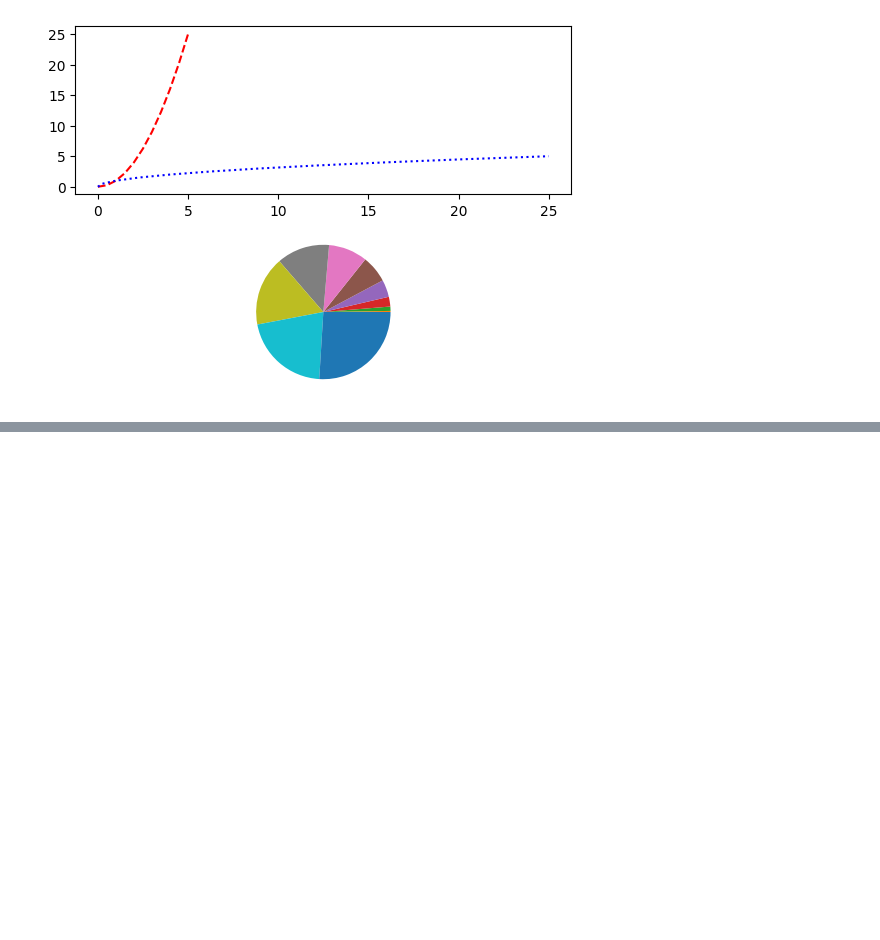
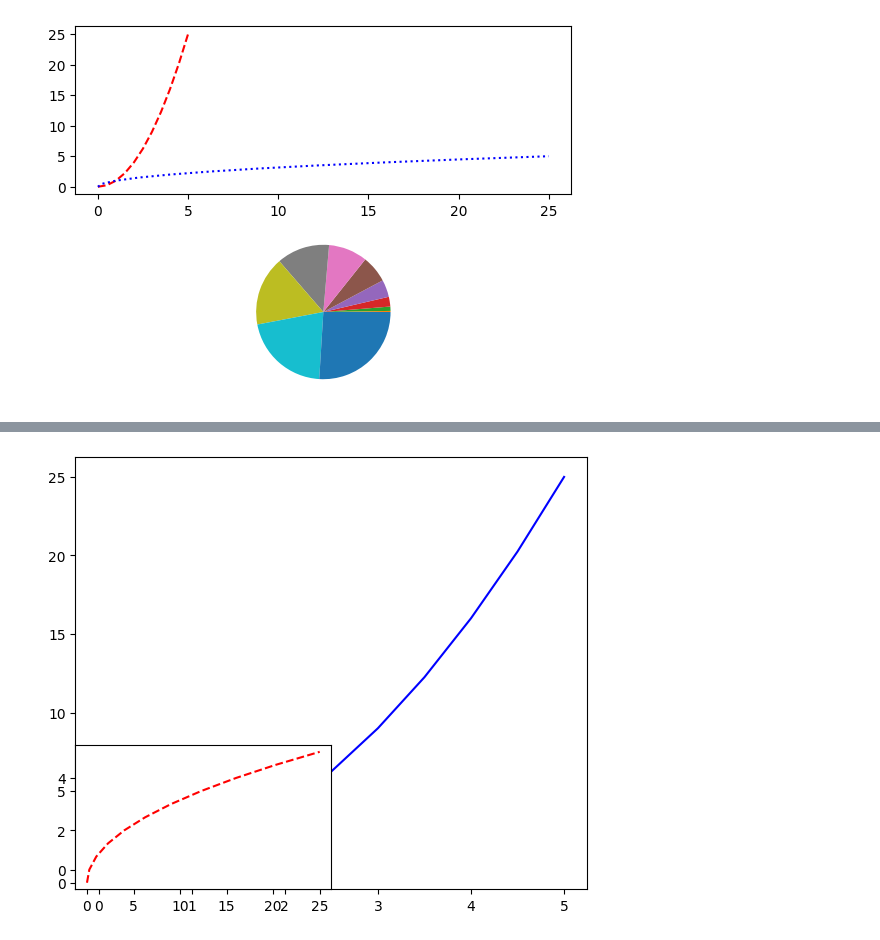
Before and after one commit to M-Alejo/matplot_seaborn, a Jupyter notebook: visualizacion.ipynb, the cells around one changed output, grey strips where cells are left out. Cells and saved outputs as stored; diff of their text form; code cells hidden in the pictures; blank space fills up the shorter version.

Commit message:
se agrega manejo de subplots

```diff
--- a/visualizacion.ipynb
+++ b/visualizacion.ipynb
@@ -103,0 +125,18 @@ plt.show()
+# %%
+# usando metodo orientago a objetos
+
+# definir lienzo
+fig = plt.figure() # lienzo sobre el que se hacen las figuras
+
+# definir axes
+axes = fig.add_axes([0.1, 0.1, 0.8, 0.9]) # [posx, posy, xsize, ysize] los dos primeros indican la posicion en el lienzo, los otros dos el tamano
+axes2 = fig.add_axes([0.1, 0.1, 0.4, 0.3]) # [posx, posy, xsize, ysize] los dos primeros indican la posicion en el lienzo, los otros dos el tamano
+
+# agregar graficas en cada axes
+axes.plot(x, y, 'b')
+axes2.plot(y, x, 'r--')
+
+#mostrar el lienzo
+fig.show()
+# %% [output]
+[figure, added]
```
Also changed, not shown: parts of 10 cells of this notebook, 4 other files.
